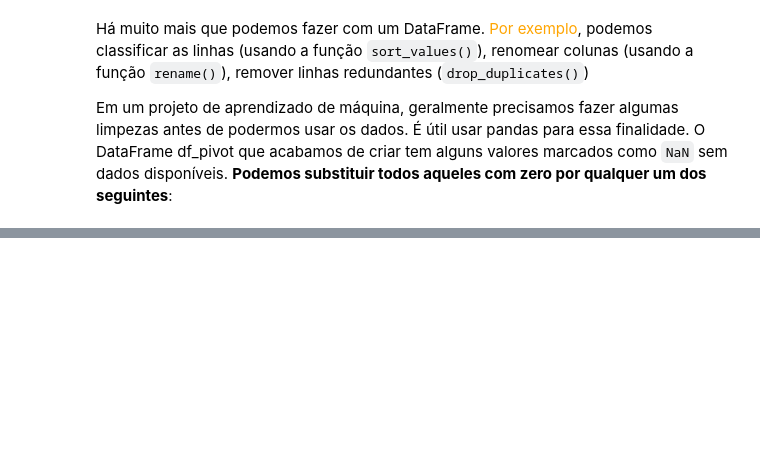
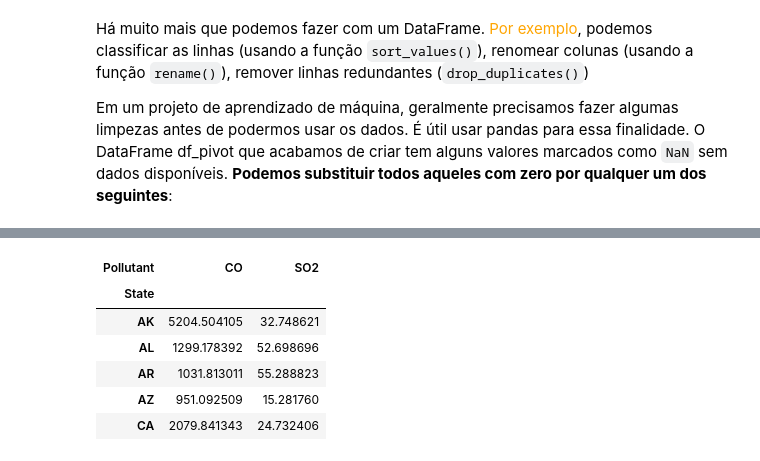
Before and after one commit to EddyGiusepe/Repasso_Python, a Jupyter notebook: Pandas_Library_with_Python.ipynb, the cells around one changed output, grey strips where cells are left out. Drawn from its saved outputs; the diff is of its cells as text; code cells hidden in the pictures; blank space fills up the shorter version.

```diff
--- a/Pandas_Library_with_Python.ipynb
+++ b/Pandas_Library_with_Python.ipynb
@@ -293,0 +350,18 @@ df_pivot.mask(df_pivot.isna(), 0)
+# %%
+df_2021 = ( df.groupby(["State", "Pollutant"]).sum()    # get total emissions of each year
+              [["emissions21"]]   # select only year 2021
+              .reset_index()
+              .pivot(index="State", columns="Pollutant", values="emissions21")
+              .filter(["CO","SO2"])
+          )
+
+
+df_2021.head()
+# %% [output]
+| Pollutant | CO | SO2 |
+| State |  |  |
+| AK | 5204.504105 | 32.748621 |
+| AL | 1299.178392 | 52.698696 |
+| AR | 1031.813011 | 55.288823 |
+| AZ | 951.092509 | 15.281760 |
+| CA | 2079.841343 | 24.732406 |
```
Also changed, not shown: parts of 20 cells of this notebook.
